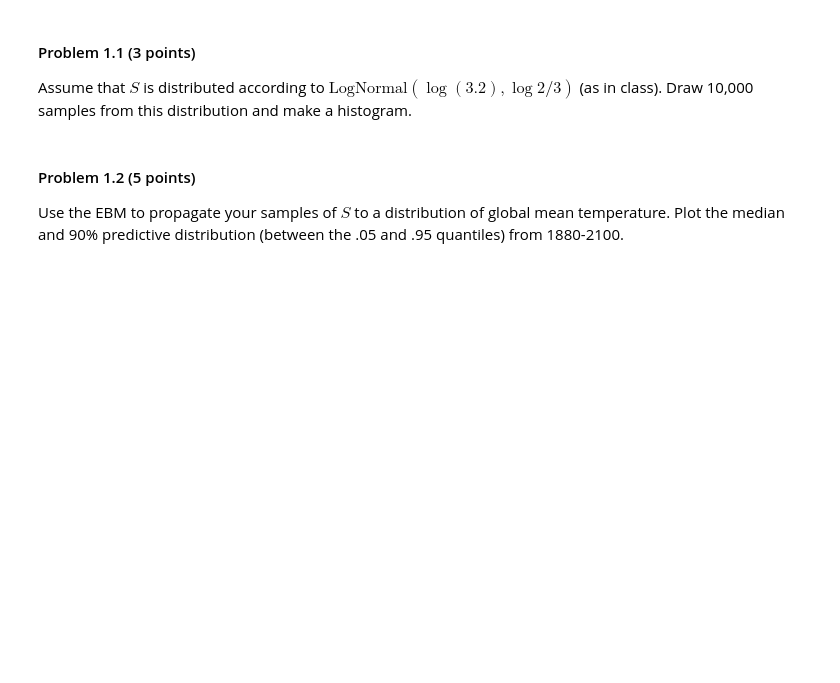
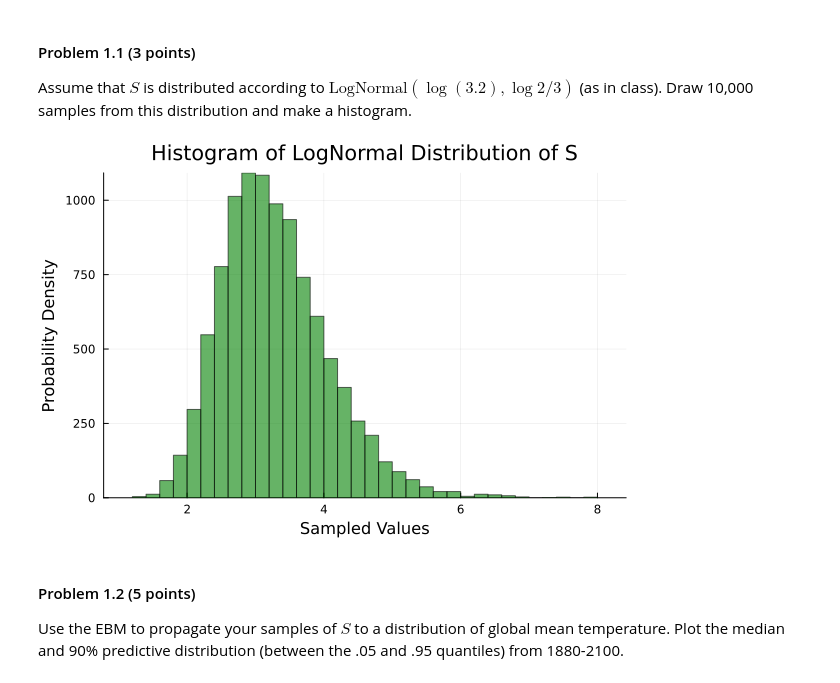
Before and after one commit to BEE4750-FA23/hw3-eb739, a Jupyter notebook: hw03.ipynb, the cells around one changed output. Drawn from its saved outputs; the diff is of its cells as text; code cells hidden in the pictures; blank space fills up the shorter version.

```diff
--- a/hw03.ipynb
+++ b/hw03.ipynb
@@ -152,6 +154,24 @@ years for analysis.
 Assume that $S$ is distributed according to
 $\text{LogNormal}(\log(3.2), \log{2}/3)$ (as in class). Draw 10,000
 samples from this distribution and make a histogram.
+# %%
+# Define the parameters of the LogNormal distribution
+μ = log(3.2)
+σ = log(2) / 3
+
+# Create a LogNormal distribution
+lognormal_dist = LogNormal(μ, σ)
+
+# Draw 10,000 samples from the LogNormal distribution
+samples = rand(lognormal_dist, 10000)
+
+# Create a histogram of the samples
+histogram(samples, bins=50, density=true, alpha=0.6, color=:green, legend=false)
+xlabel!("Sampled Values")
+ylabel!("Probability Density")
+title!("Histogram of LogNormal Distribution of S")
+# %% [output]
+[figure, added]
 # %% [markdown]
 #### Problem 1.2 (5 points)
 
```
Also changed, not shown: parts of 8 cells of this notebook.
